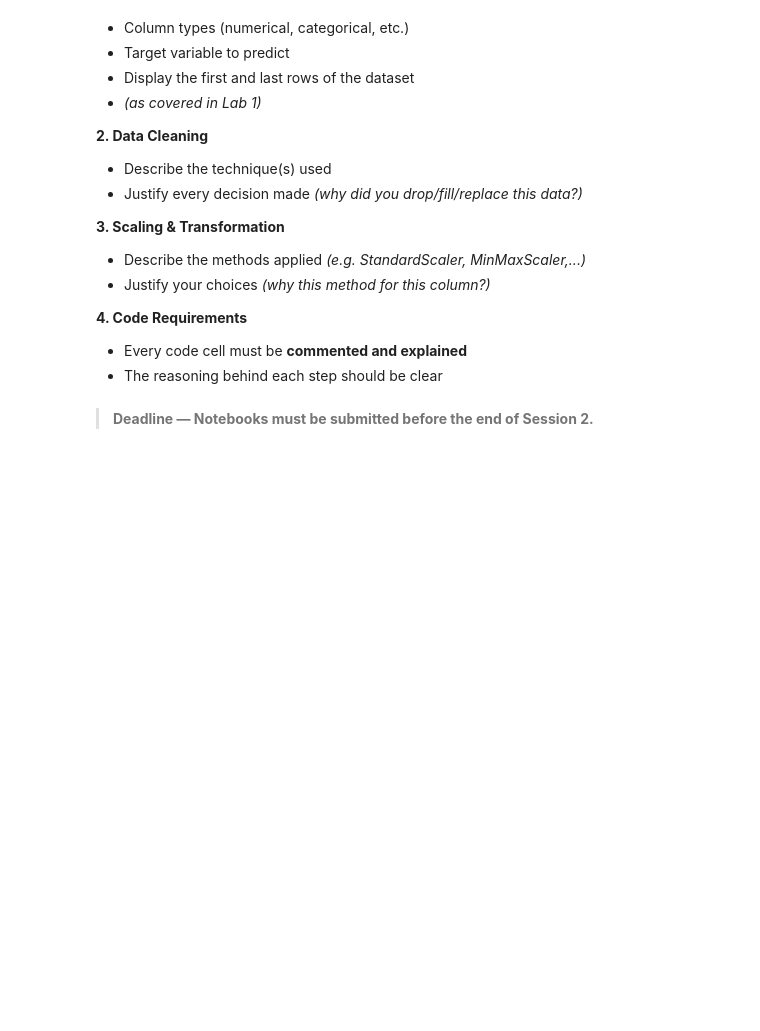
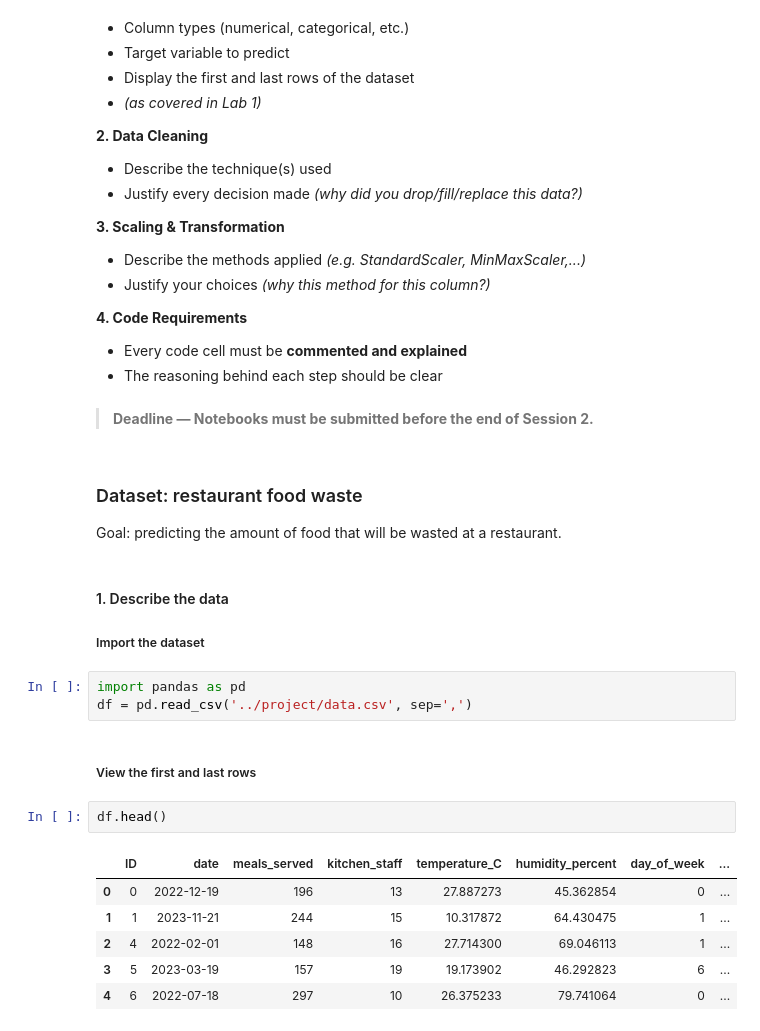
Before and after one commit to myrtus7/machine-learning-labs, a Jupyter notebook: labs/lab2.ipynb, the cells around one changed output. Drawn from its saved outputs; the diff is of its cells as text; blank space fills up the shorter version.

```diff
--- a/labs/lab2.ipynb
+++ b/labs/lab2.ipynb
@@ -221,3 +235,24 @@ operations: **data cleaning**, **scaling**, and **transformation**.
 - The reasoning behind each step should be clear
 # %% [markdown]
 > **Deadline — Notebooks must be submitted before the end of Session 2.**
+# %% [markdown]
+### Dataset: restaurant food waste
+Goal: predicting the amount of food that will be wasted at a restaurant.
+# %% [markdown]
+#### 1. Describe the data
+
+##### Import the dataset
+# %%
+import pandas as pd
+df = pd.read_csv('../project/data.csv', sep=',')
+# %% [markdown]
+##### View the first and last rows
+# %%
+df.head()
+# %% [output]
+|  | ID | date | meals_served | kitchen_staff | temperature_C | humidity_percent | day_of_week | ... |
+| 0 | 0 | 2022-12-19 | 196 | 13 | 27.887273 | 45.362854 | 0 | ... |
+| 1 | 1 | 2023-11-21 | 244 | 15 | 10.317872 | 64.430475 | 1 | ... |
+| 2 | 4 | 2022-02-01 | 148 | 16 | 27.714300 | 69.046113 | 1 | ... |
+| 3 | 5 | 2023-03-19 | 157 | 19 | 19.173902 | 46.292823 | 6 | ... |
+| 4 | 6 | 2022-07-18 | 297 | 10 | 26.375233 | 79.741064 | 0 | ... |
```
Also changed, not shown: parts of 29 cells of this notebook, 1 other file.
